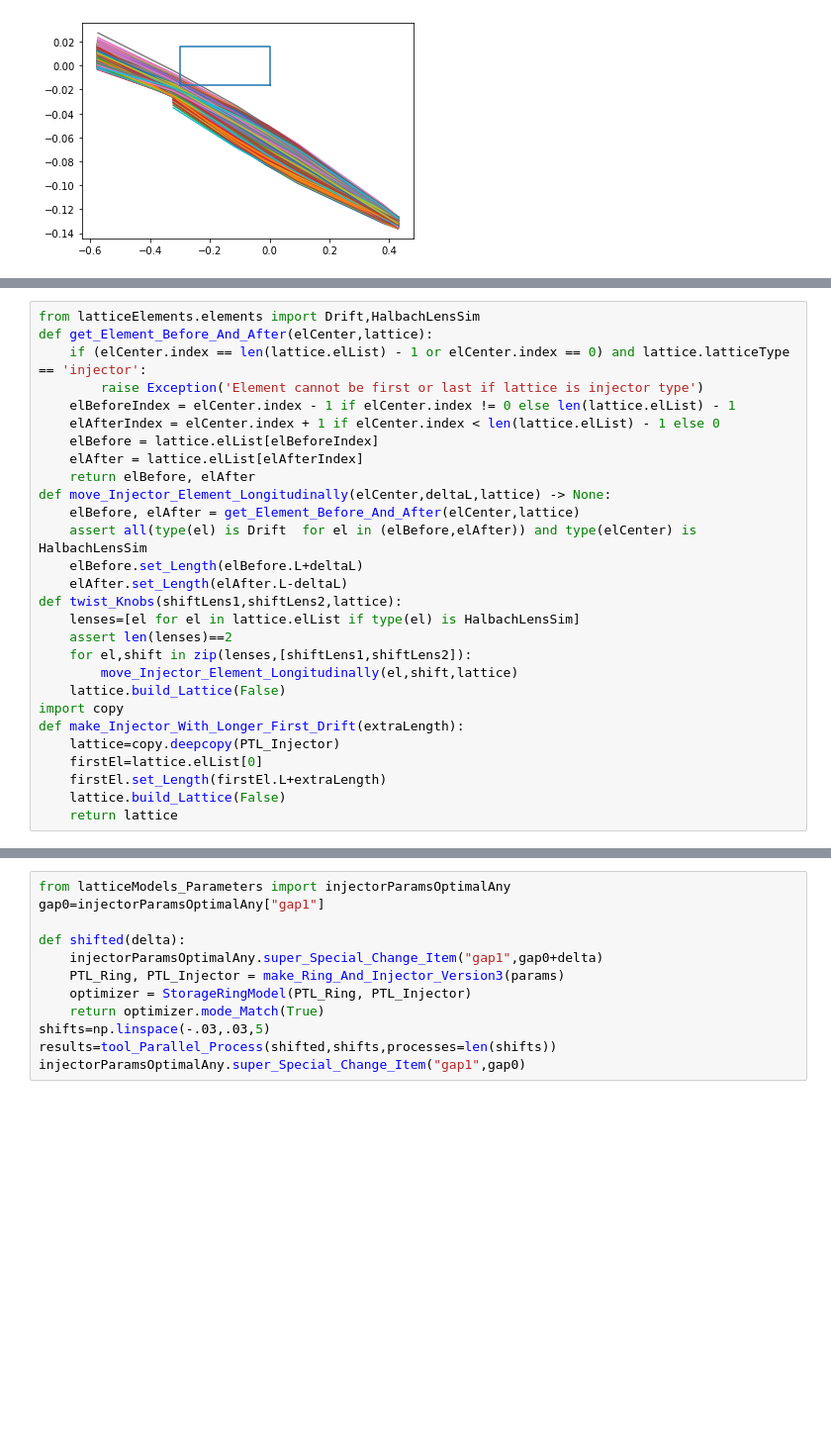
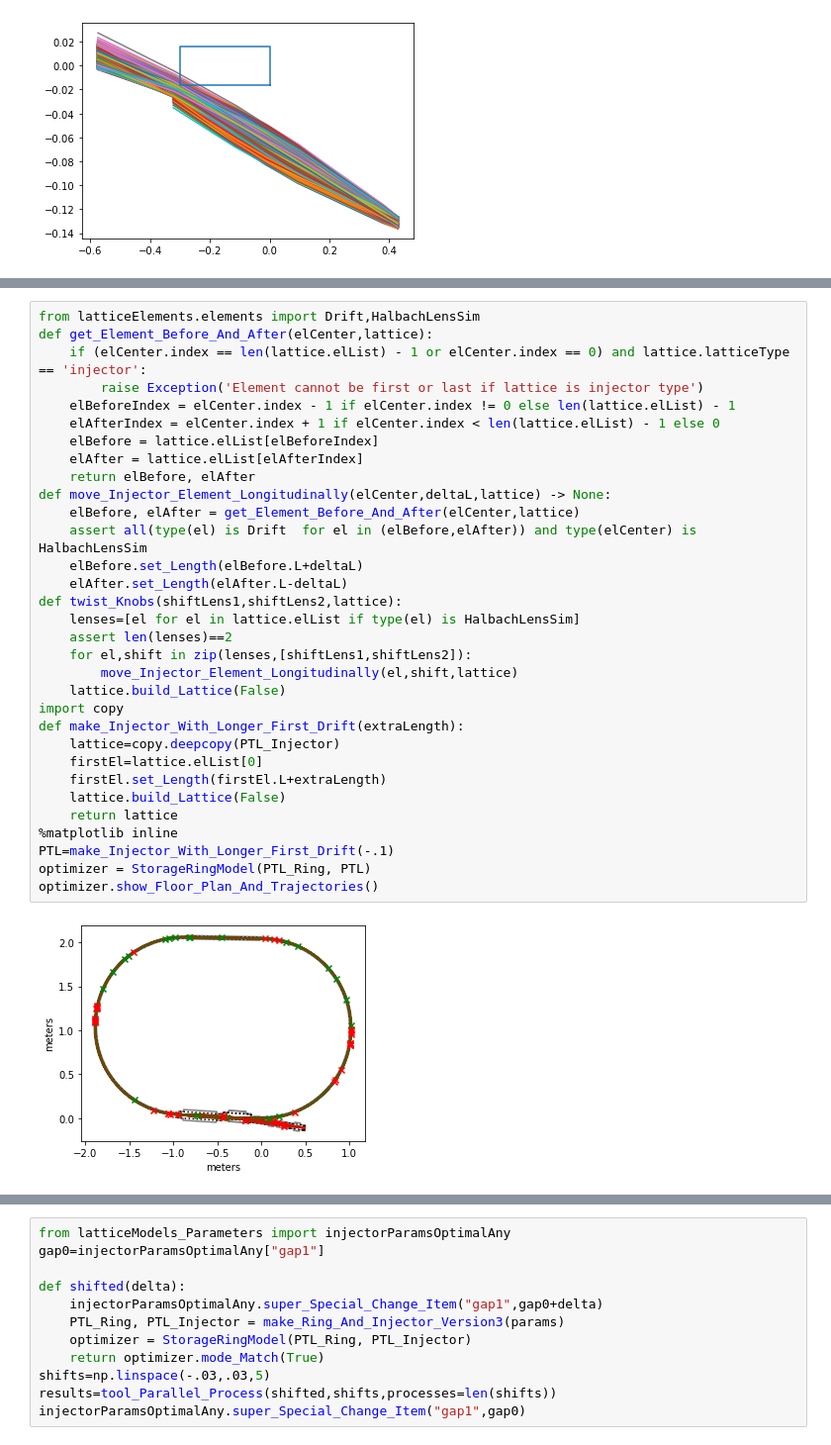
Before and after one commit to BillyTheKidPhysicist/storageRing, a Jupyter notebook: storageRingModel/notebook.ipynb, the cells around one changed output, grey strips where cells are left out. Shown at 99% size. Drawn from its saved outputs; the diff is of its cells as text; blank space fills up the shorter version.

```diff
--- a/storageRingModel/notebook.ipynb
+++ b/storageRingModel/notebook.ipynb
@@ -413,28 +428,34 @@ a1
 # %%
 from latticeElements.elements import Drift,HalbachLensSim
 def get_Element_Before_And_After(elCenter,lattice):
     if (elCenter.index == len(lattice.elList) - 1 or elCenter.index == 0) and lattice.latticeType == 'injector':
         raise Exception('Element cannot be first or last if lattice is injector type')
     elBeforeIndex = elCenter.index - 1 if elCenter.index != 0 else len(lattice.elList) - 1
     elAfterIndex = elCenter.index + 1 if elCenter.index < len(lattice.elList) - 1 else 0
     elBefore = lattice.elList[elBeforeIndex]
     elAfter = lattice.elList[elAfterIndex]
     return elBefore, elAfter
 def move_Injector_Element_Longitudinally(elCenter,deltaL,lattice) -> None:
     elBefore, elAfter = get_Element_Before_And_After(elCenter,lattice)
     assert all(type(el) is Drift  for el in (elBefore,elAfter)) and type(elCenter) is HalbachLensSim
     elBefore.set_Length(elBefore.L+deltaL)
     elAfter.set_Length(elAfter.L-deltaL)
 def twist_Knobs(shiftLens1,shiftLens2,lattice):
     lenses=[el for el in lattice.elList if type(el) is HalbachLensSim]
     assert len(lenses)==2
     for el,shift in zip(lenses,[shiftLens1,shiftLens2]):
         move_Injector_Element_Longitudinally(el,shift,lattice)
     lattice.build_Lattice(False)
 import copy
 def make_Injector_With_Longer_First_Drift(extraLength):
     lattice=copy.deepcopy(PTL_Injector)
     firstEl=lattice.elList[0]
     firstEl.set_Length(firstEl.L+extraLength)
     lattice.build_Lattice(False)
     return lattice
+%matplotlib inline
+PTL=make_Injector_With_Longer_First_Drift(-.1)
+optimizer = StorageRingModel(PTL_Ring, PTL)
+optimizer.show_Floor_Plan_And_Trajectories()
+# %% [output]
+[figure, added]
```
Also changed, not shown: parts of 21 cells of this notebook, 6 other files.
